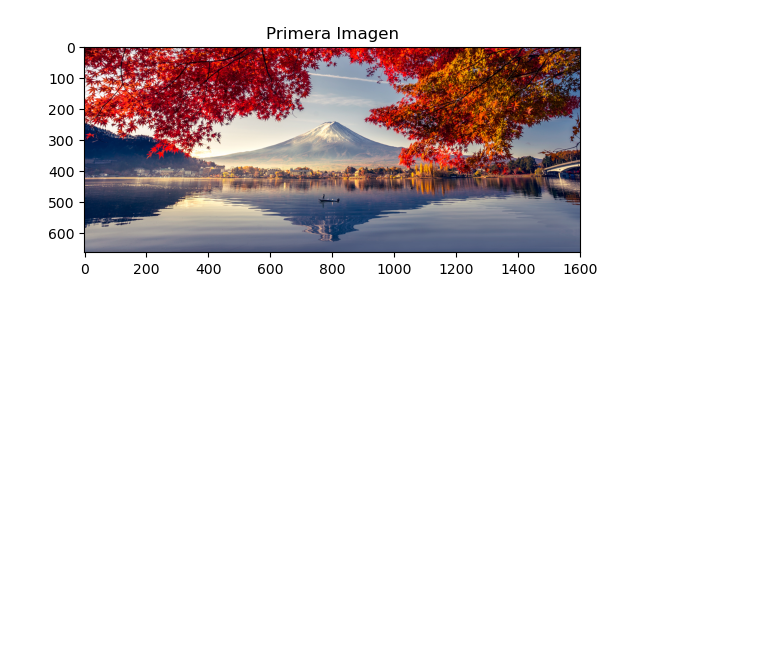
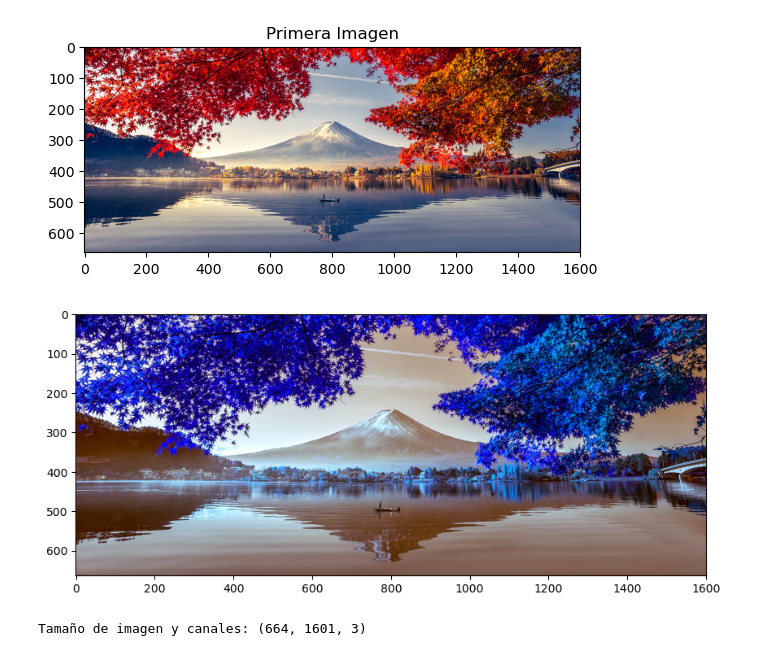
Before and after one commit to gonchi028/pdi, a Jupyter notebook: captura/catura.ipynb, the cells around one changed output. Drawn from its saved outputs; the diff is of its cells as text; code cells hidden in the pictures; blank space fills up the shorter version.

```diff
--- a/captura/catura.ipynb
+++ b/captura/catura.ipynb
@@ -17,3 +17,16 @@ plt.title('Primera Imagen')
 plt.show()
 # %% [output]
 [figure]
+# %%
+import cv2
+import matplotlib.pyplot as plt
+
+img = cv2.imread('images/1.jpeg')
+
+plt.rcParams['figure.figsize'] = [10, 5]
+plt.imshow(img)
+plt.show()
+print('Tamaño de imagen y canales:', img.shape)
+# %% [output]
+[figure, added]
+Tamaño de imagen y canales: (664, 1601, 3)
```
Also changed, not shown: parts of 5 cells of this notebook, 1 other file.
